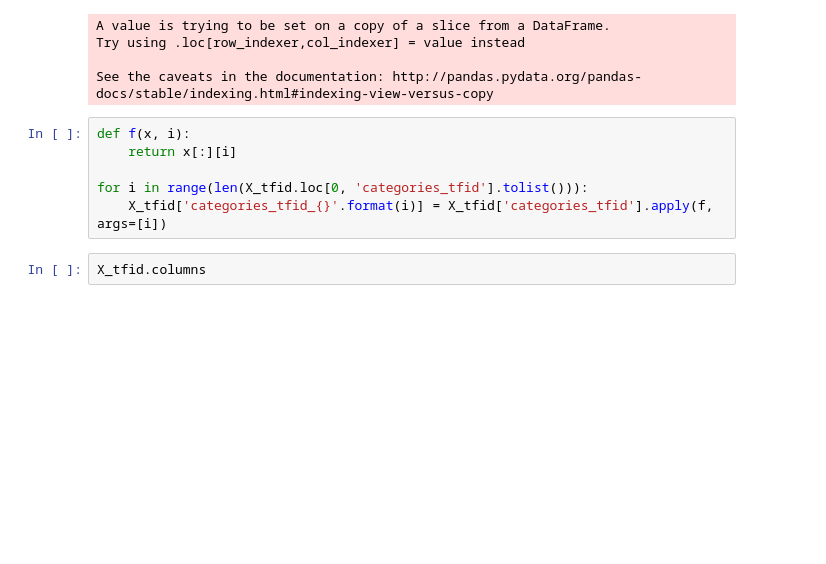
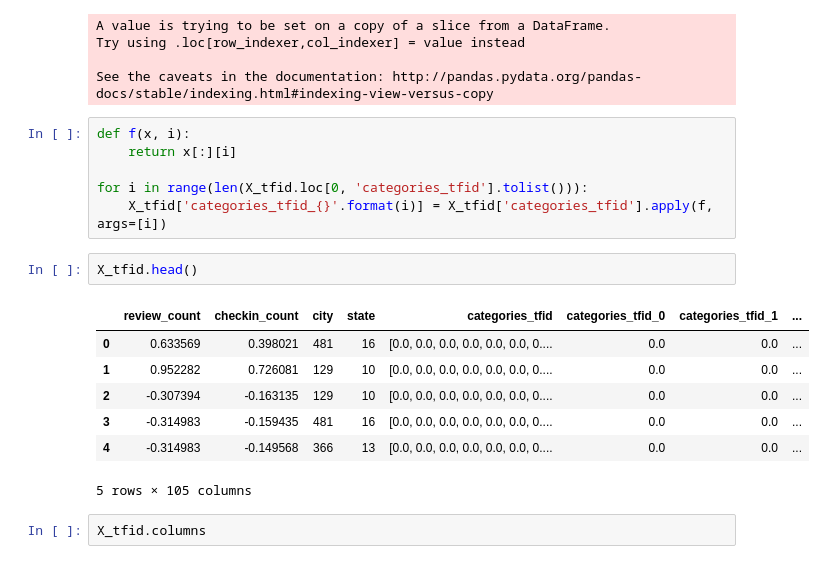
Before and after one commit to ck-unifr/yelp_dataset_challenge, a Jupyter notebook: notebooks/predict_star_ratings_with_checkin.ipynb, the cells around one changed output. Cells and saved outputs as stored; diff of their text form; blank space fills up the shorter version.

```diff
--- a/notebooks/predict_star_ratings_with_checkin.ipynb
+++ b/notebooks/predict_star_ratings_with_checkin.ipynb
@@ -509,6 +509,16 @@ def f(x, i):
 
 for i in range(len(X_tfid.loc[0, 'categories_tfid'].tolist())):
     X_tfid['categories_tfid_{}'.format(i)] = X_tfid['categories_tfid'].apply(f, args=[i])
+# %%
+X_tfid.head()
+# %% [output]
+|  | review_count | checkin_count | city | state | categories_tfid | categories_tfid_0 | categories_tfid_1 | ... |
+| 0 | 0.633569 | 0.398021 | 481 | 16 | [0.0, 0.0, 0.0, 0.0, 0.0, 0.0, 0.... | 0.0 | 0.0 | ... |
+| 1 | 0.952282 | 0.726081 | 129 | 10 | [0.0, 0.0, 0.0, 0.0, 0.0, 0.0, 0.... | 0.0 | 0.0 | ... |
+| 2 | -0.307394 | -0.163135 | 129 | 10 | [0.0, 0.0, 0.0, 0.0, 0.0, 0.0, 0.... | 0.0 | 0.0 | ... |
+| 3 | -0.314983 | -0.159435 | 481 | 16 | [0.0, 0.0, 0.0, 0.0, 0.0, 0.0, 0.... | 0.0 | 0.0 | ... |
+| 4 | -0.314983 | -0.149568 | 366 | 13 | [0.0, 0.0, 0.0, 0.0, 0.0, 0.0, 0.... | 0.0 | 0.0 | ... |
+5 rows × 105 columns
 # %%
 X_tfid.columns
 # %% [output]
```
Also changed, not shown: parts of 7 cells of this notebook.
